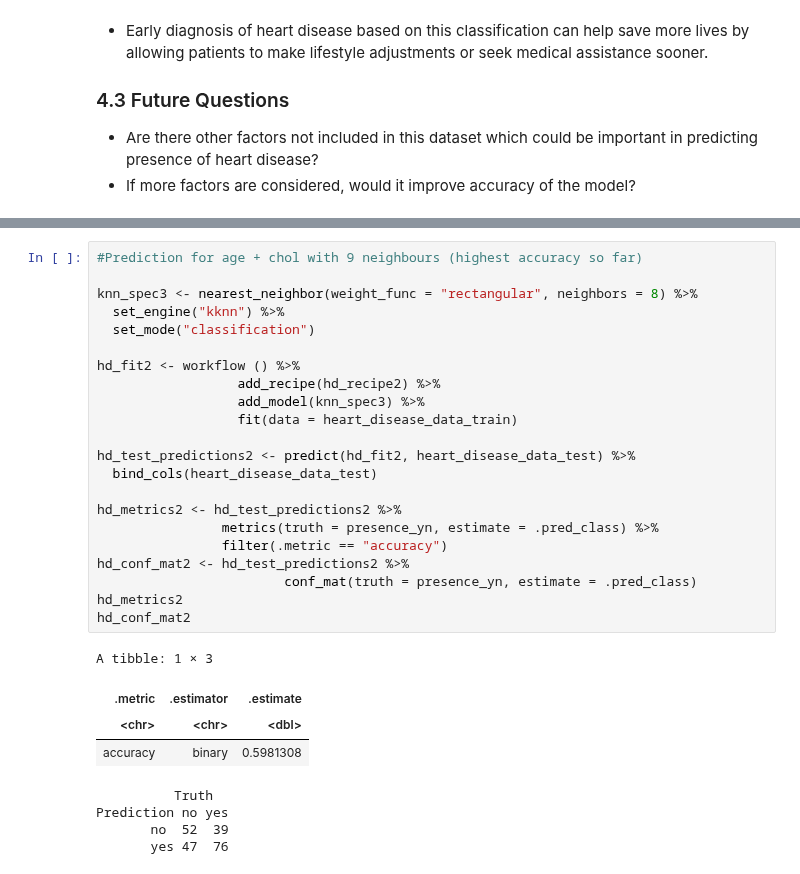
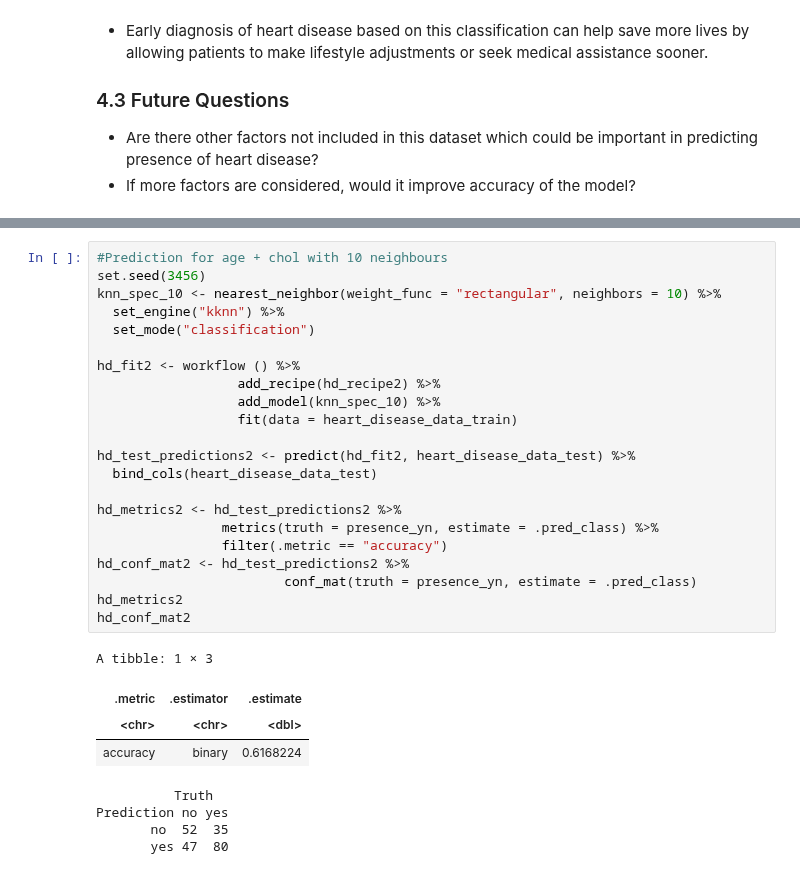
Before and after one commit to tashijain/DSCI100GroupProject, a Jupyter notebook: group_project_proposal.ipynb, the cells around one changed output, grey strips where cells are left out. Cells and saved outputs as stored; diff of their text form.

```diff
--- a/group_project_proposal.ipynb
+++ b/group_project_proposal.ipynb
@@ -550,31 +590,31 @@ A tibble: 1 × 7
 # %%
-#Prediction for age + chol with 9 neighbours (highest accuracy so far)
-
-knn_spec3 <- nearest_neighbor(weight_func = "rectangular", neighbors = 8) %>%
+#Prediction for age + chol with 10 neighbours
+set.seed(3456)
+knn_spec_10 <- nearest_neighbor(weight_func = "rectangular", neighbors = 10) %>%
   set_engine("kknn") %>%
   set_mode("classification")
 
 hd_fit2 <- workflow () %>%
                   add_recipe(hd_recipe2) %>%
-                  add_model(knn_spec3) %>%
+                  add_model(knn_spec_10) %>%
                   fit(data = heart_disease_data_train)
 
 hd_test_predictions2 <- predict(hd_fit2, heart_disease_data_test) %>%
   bind_cols(heart_disease_data_test)
 
 hd_metrics2 <- hd_test_predictions2 %>%
                 metrics(truth = presence_yn, estimate = .pred_class) %>%
                 filter(.metric == "accuracy")
 hd_conf_mat2 <- hd_test_predictions2 %>%
                         conf_mat(truth = presence_yn, estimate = .pred_class)
 hd_metrics2
 hd_conf_mat2
 # %% [output]
 A tibble: 1 × 3
 | .metric | .estimator | .estimate |
 | <chr> | <chr> | <dbl> |
-| accuracy | binary | 0.5981308 |
+| accuracy | binary | 0.6168224 |
           Truth
 Prediction no yes
-       no  52  39
-       yes 47  76
+       no  52  35
+       yes 47  80
```
Also changed, not shown: parts of 23 cells of this notebook.
